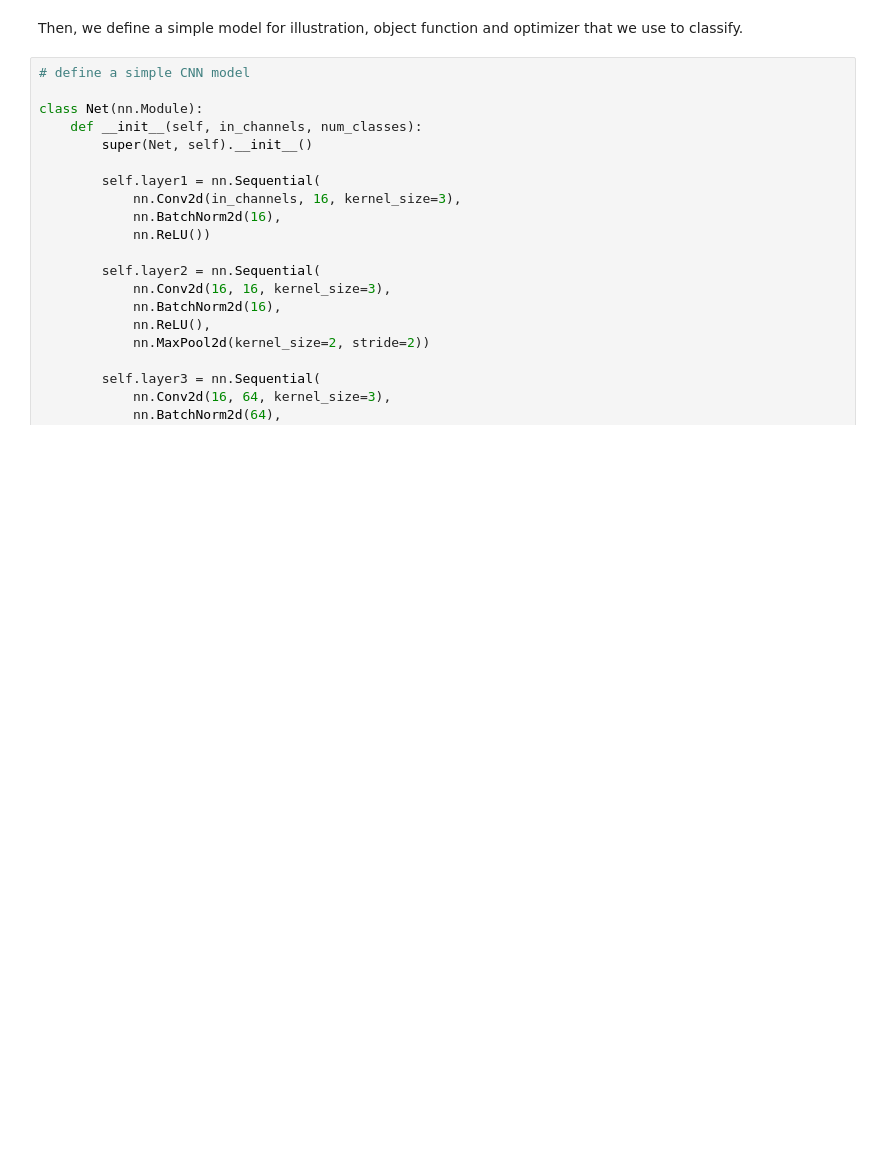
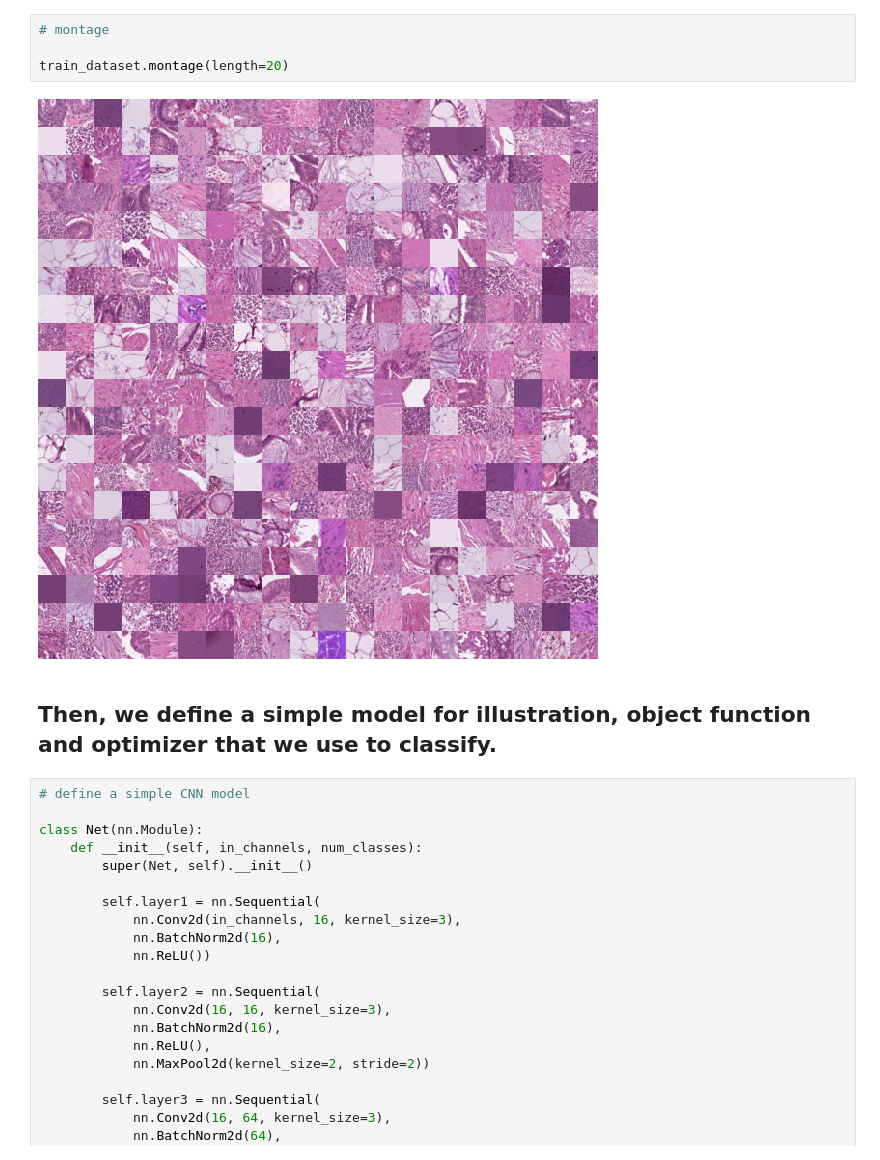
Before and after one commit to MedMNIST/MedMNIST, a Jupyter notebook: examples/getting_started.ipynb, the cells around one changed output. Cells and saved outputs as stored; diff of their text form; blank space fills up the shorter version.

```diff
--- a/examples/getting_started.ipynb
+++ b/examples/getting_started.ipynb
@@ -133,5 +84,11 @@ process(n_channels=n_channels, length=20).shape
+# %%
+# montage
+
+train_dataset.montage(length=20)
+# %% [output]
+[figure, added]
 # %% [markdown]
-Then, we define a simple model for illustration, object function and optimizer that we use to classify.
+## Then, we define a simple model for illustration, object function and optimizer that we use to classify.
 # %%
 # define a simple CNN model
 
```
Also changed, not shown: parts of 22 cells of this notebook, 5 other files.
